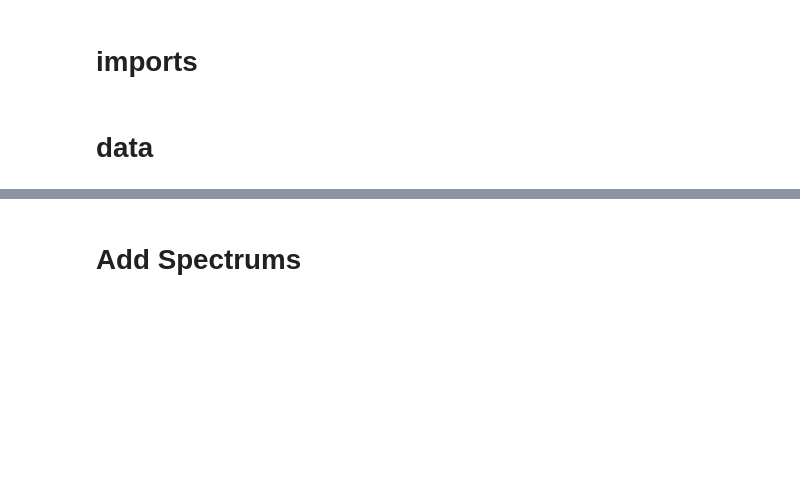
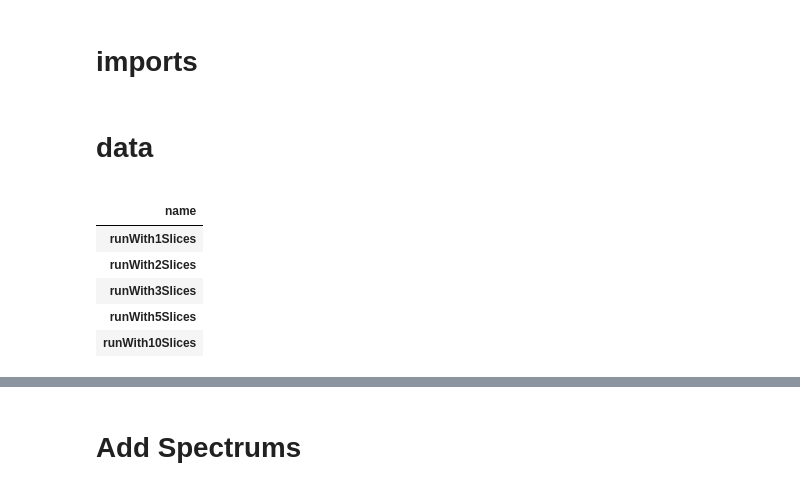
Before and after one commit to JoseACortes/USDAFall2024, a Jupyter notebook: Analysis/SoilInSections/inspect.ipynb, the cells around one changed output, grey strips where cells are left out. Drawn from its saved outputs; the diff is of its cells as text; code cells hidden in the pictures; blank space fills up the shorter version.

```diff
--- a/Analysis/SoilInSections/inspect.ipynb
+++ b/Analysis/SoilInSections/inspect.ipynb
@@ -31,6 +26,19 @@ spectrums = generator_path+'spectrums.npz'
 spectrums = np.load(spectrums)
 bins = spectrums['x']
 spectrums = spectrums['y']
+# %%
+
+trials = '../../simulations/SoilInSections/gen/inp/'+'filenames.csv'
+trials = pd.read_csv(trials, index_col=0)
+trials
+# %% [output]
+|  |
+| name |
+| runWith1Slices |
+| runWith2Slices |
+| runWith3Slices |
+| runWith5Slices |
+| runWith10Slices |
 # %%
 plt.figure()
 for _, spectrum in enumerate(spectrums):
```
Also changed, not shown: parts of 3 cells of this notebook, 28 other files.
